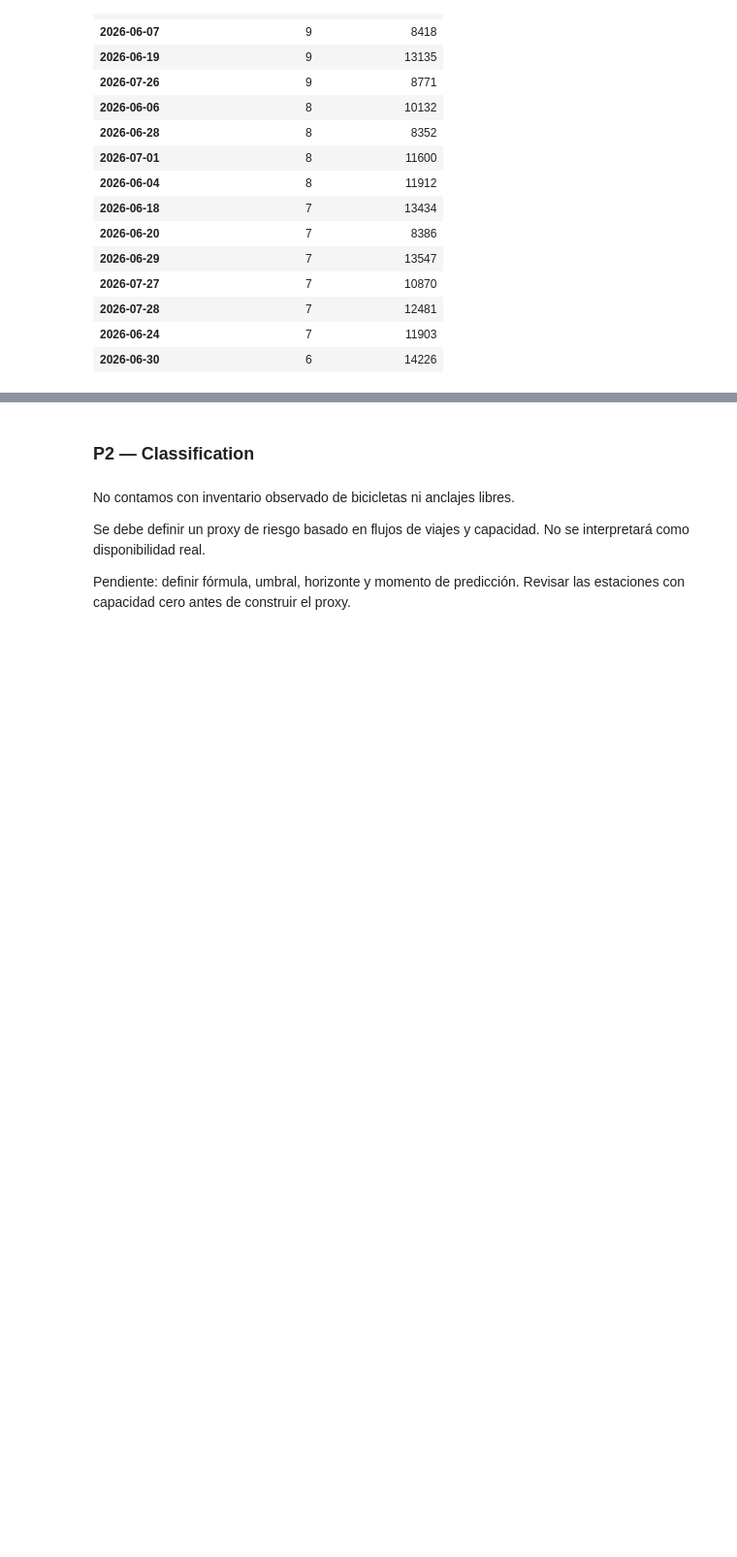
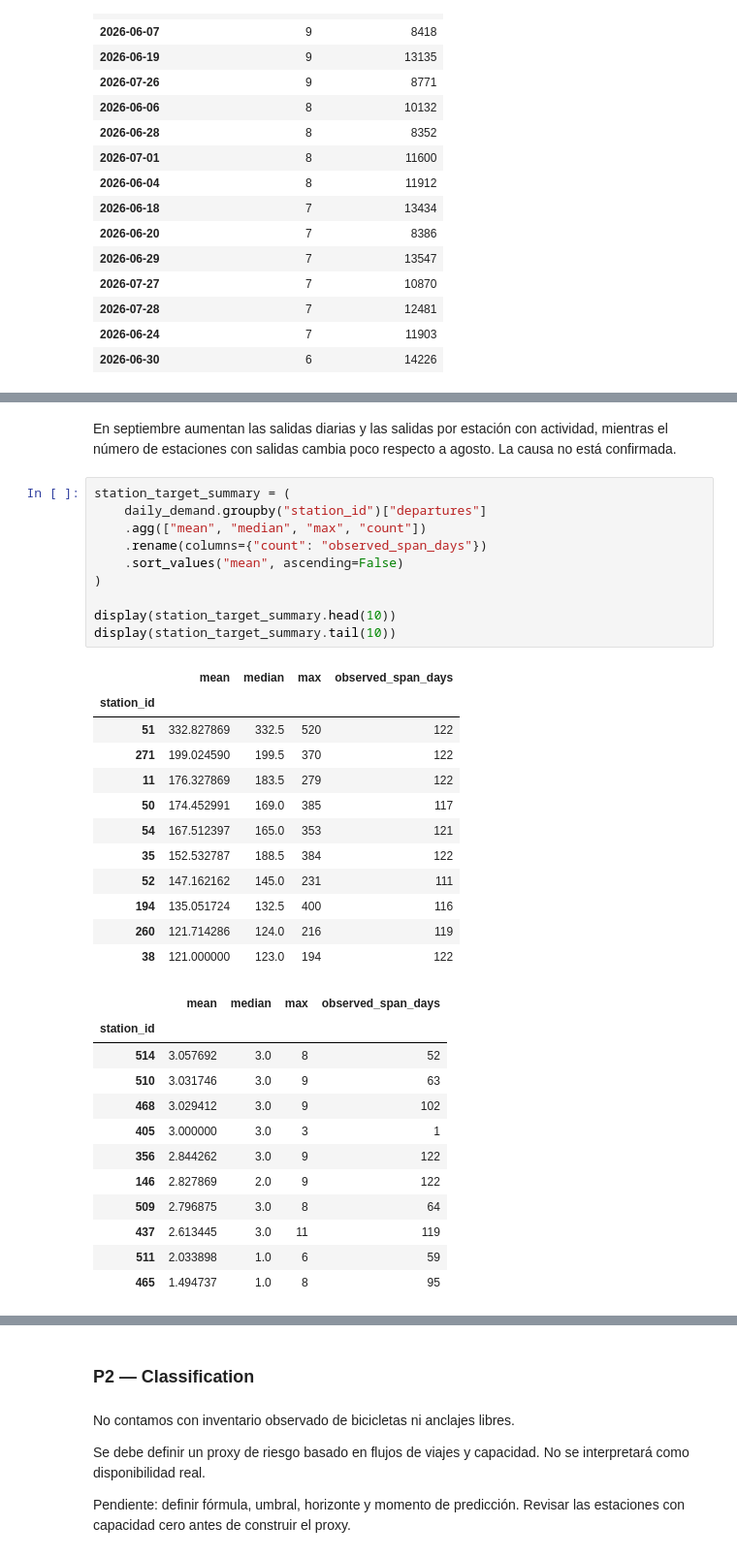
Before and after one commit to ChadayL/TC5061-Proyecto-Equipo40, a Jupyter notebook: notebooks/01_data_understanding/1.2-co-target-analysis.ipynb, the cells around one changed output, grey strips where cells are left out. Shown at 97% size. Drawn from its saved outputs; the diff is of its cells as text; blank space fills up the shorter version.

```diff
--- a/notebooks/01_data_understanding/1.2-co-target-analysis.ipynb
+++ b/notebooks/01_data_understanding/1.2-co-target-analysis.ipynb
@@ -469,0 +584,39 @@ display(
+# %% [markdown]
+En septiembre aumentan las salidas diarias y las salidas por
+estación con actividad, mientras el número de estaciones con
+salidas cambia poco respecto a agosto. La causa no está confirmada.
+# %%
+station_target_summary = (
+    daily_demand.groupby("station_id")["departures"]
+    .agg(["mean", "median", "max", "count"])
+    .rename(columns={"count": "observed_span_days"})
+    .sort_values("mean", ascending=False)
+)
+
+display(station_target_summary.head(10))
+display(station_target_summary.tail(10))
+# %% [output]
+|  | mean | median | max | observed_span_days |
+| station_id |  |  |  |  |
+| 51 | 332.827869 | 332.5 | 520 | 122 |
+| 271 | 199.024590 | 199.5 | 370 | 122 |
+| 11 | 176.327869 | 183.5 | 279 | 122 |
+| 50 | 174.452991 | 169.0 | 385 | 117 |
+| 54 | 167.512397 | 165.0 | 353 | 121 |
+| 35 | 152.532787 | 188.5 | 384 | 122 |
+| 52 | 147.162162 | 145.0 | 231 | 111 |
+| 194 | 135.051724 | 132.5 | 400 | 116 |
+| 260 | 121.714286 | 124.0 | 216 | 119 |
+| 38 | 121.000000 | 123.0 | 194 | 122 |
+|  | mean | median | max | observed_span_days |
+| station_id |  |  |  |  |
+| 514 | 3.057692 | 3.0 | 8 | 52 |
+| 510 | 3.031746 | 3.0 | 9 | 63 |
+| 468 | 3.029412 | 3.0 | 9 | 102 |
+| 405 | 3.000000 | 3.0 | 3 | 1 |
+| 356 | 2.844262 | 3.0 | 9 | 122 |
+| 146 | 2.827869 | 2.0 | 9 | 122 |
+| 509 | 2.796875 | 3.0 | 8 | 64 |
+| 437 | 2.613445 | 3.0 | 11 | 119 |
+| 511 | 2.033898 | 1.0 | 6 | 59 |
+| 465 | 1.494737 | 1.0 | 8 | 95 |
```
Also changed, not shown: parts of 9 cells of this notebook, 11 other files.
